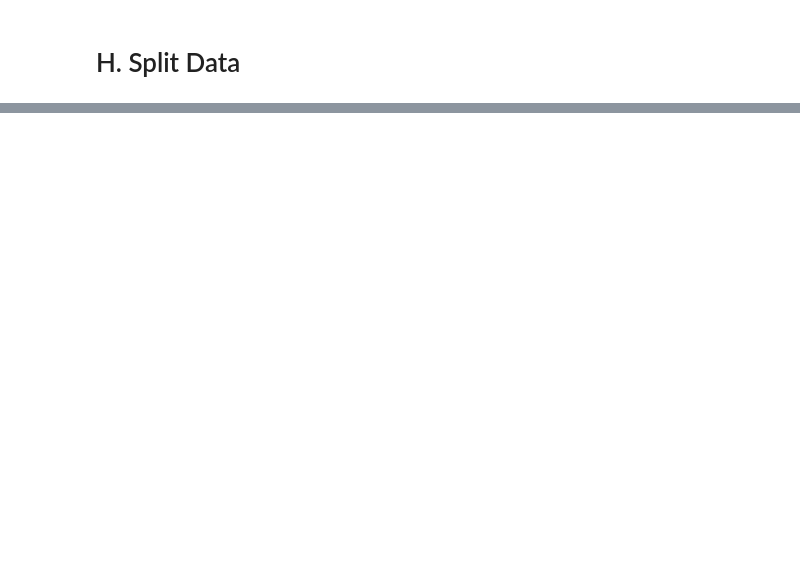
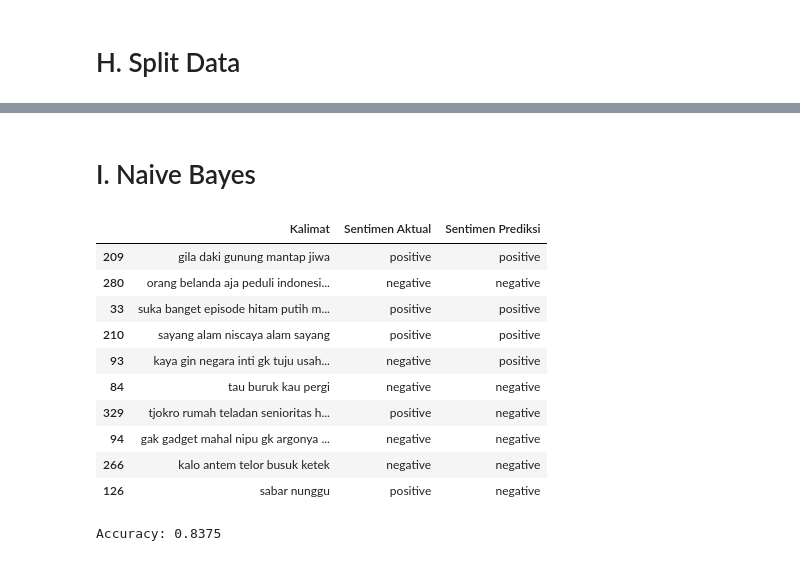
Before and after one commit to firarru/Text-Mining, a Jupyter notebook: Tugas_3_Kelompok_4_Text_Mining.ipynb, the cells around one changed output, grey strips where cells are left out. Cells and saved outputs as stored; diff of their text form; code cells hidden in the pictures; blank space fills up the shorter version.

```diff
--- a/Tugas_3_Kelompok_4_Text_Mining.ipynb
+++ b/Tugas_3_Kelompok_4_Text_Mining.ipynb
@@ -321,0 +342,2 @@ print("Testing data :", X_test.shape)
+# %% [markdown]
+# I. Naive Bayes
@@ -321,0 +357,20 @@ print("Testing data :", X_test.shape)
+# %%
+nb_df = pd.DataFrame({'Kalimat': X_test, 'Sentimen Aktual': y_test, 'Sentimen Prediksi': y_pred_nb})
+nb_df[:10]
+# %% [output]
+|  | Kalimat | Sentimen Aktual | Sentimen Prediksi |
+| 209 | gila daki gunung mantap jiwa | positive | positive |
+| 280 | orang belanda aja peduli indonesi... | negative | negative |
+| 33 | suka banget episode hitam putih m... | positive | positive |
+| 210 | sayang alam niscaya alam sayang | positive | positive |
+| 93 | kaya gin negara inti gk tuju usah... | negative | positive |
+| 84 | tau buruk kau pergi | negative | negative |
+| 329 | tjokro rumah teladan senioritas h... | positive | negative |
+| 94 | gak gadget mahal nipu gk argonya ... | negative | negative |
+| 266 | kalo antem telor busuk ketek | negative | negative |
+| 126 | sabar nunggu | positive | negative |
+# %%
+accuracy = accuracy_score(y_test, y_pred_nb)
+print(f"Accuracy: {accuracy}")
+# %% [output]
+Accuracy: 0.8375
```
Also changed, not shown: parts of 18 cells of this notebook.
